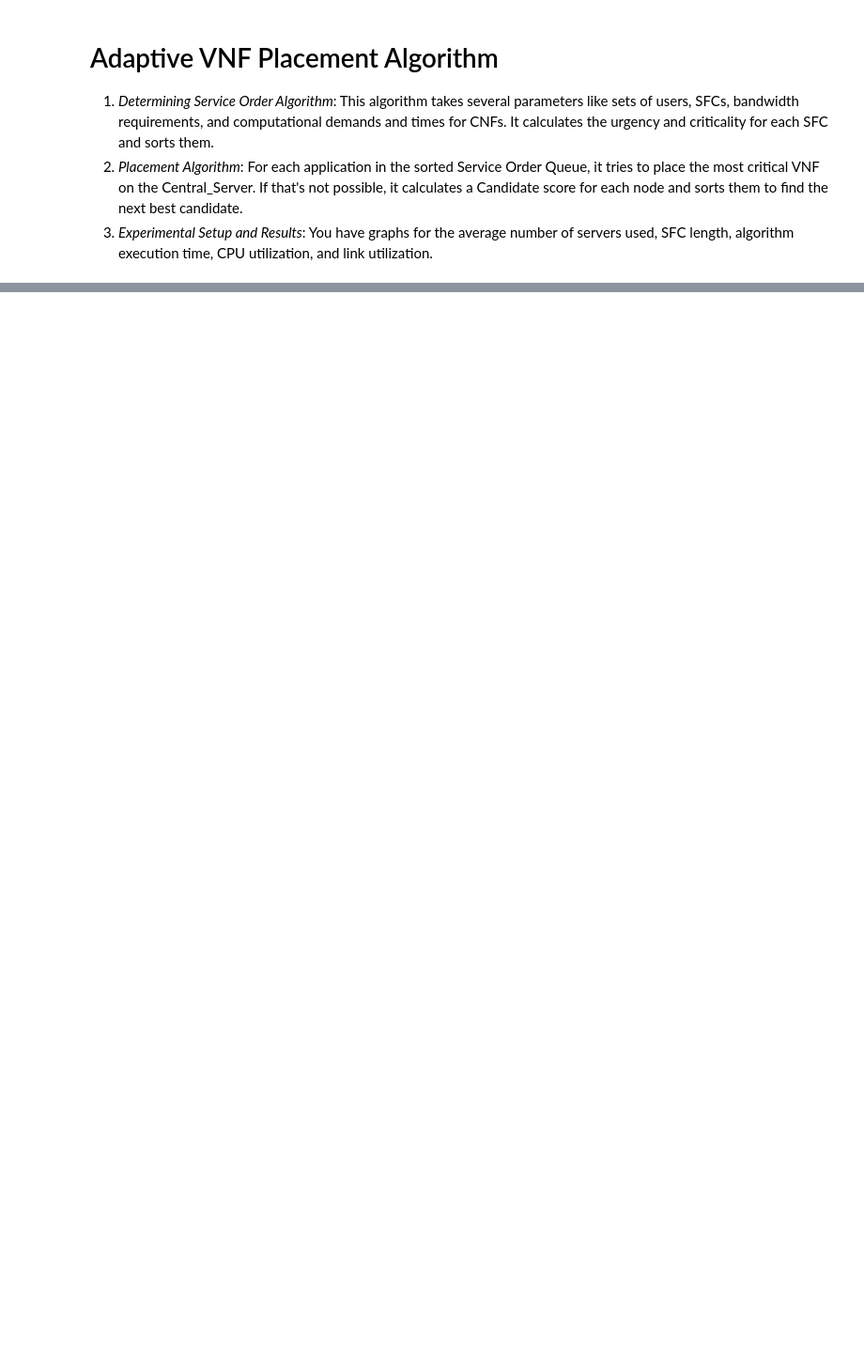
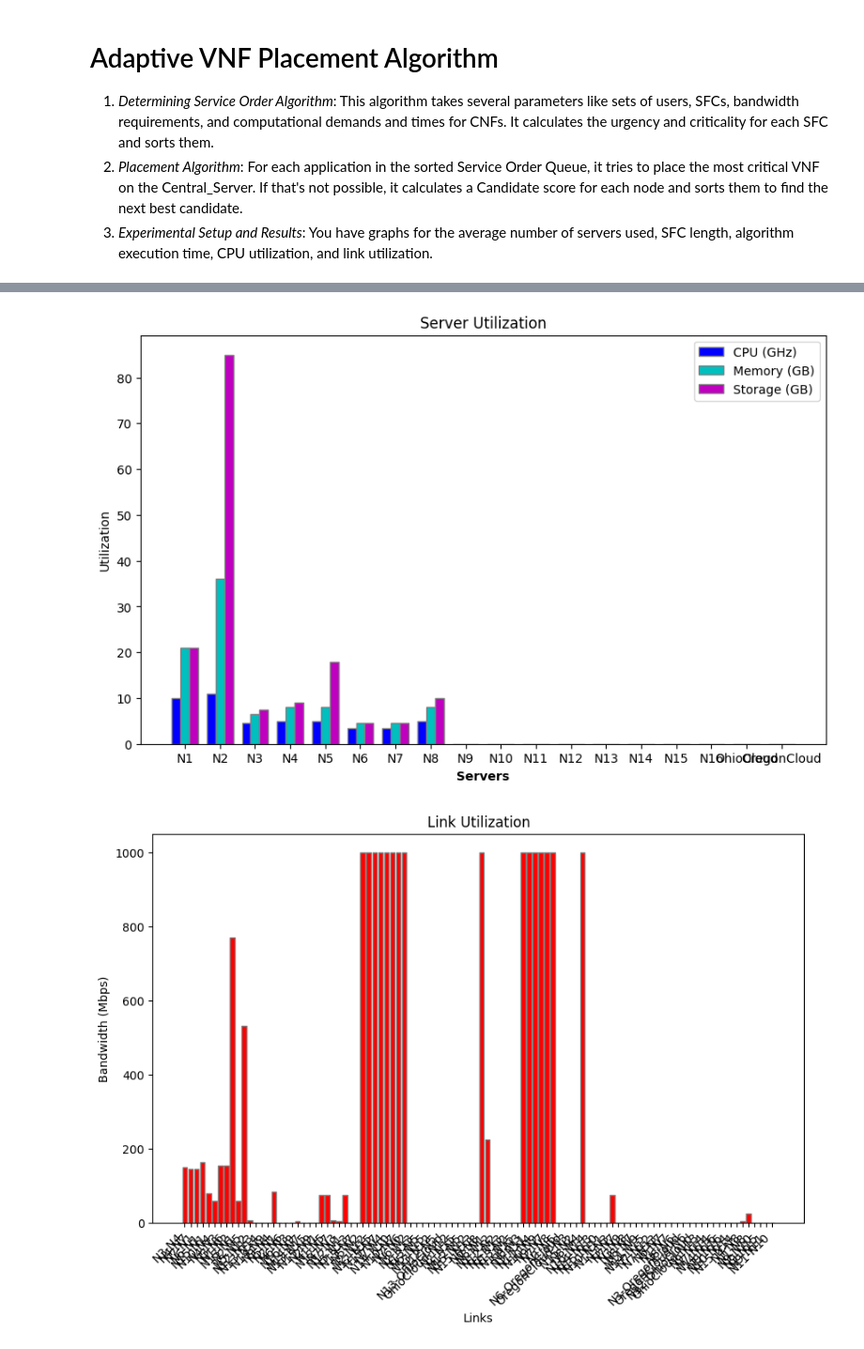
Before and after one commit to yrafique/VNF-python, a Jupyter notebook: Import_NetworkImport.ipynb, the cells around one changed output, grey strips where cells are left out. Shown at 94% size. Cells and saved outputs as stored; diff of their text form; code cells hidden in the pictures; blank space fills up the shorter version.

```diff
--- a/Import_NetworkImport.ipynb
+++ b/Import_NetworkImport.ipynb
@@ -1135,0 +1033,71 @@ ModuleNotFoundError: No module named 'cvxpy'
+# %%
+# Adaptive Placement Plotting
+
+import matplotlib.pyplot as plt
+import numpy as np
+
+# Assuming you have server_utilization_adaptive, link_utilization_adaptive, accepted_users_count_adaptive, and rejected_users_count_adaptive already defined
+
+# Server Utilization Bar Graph
+servers = list(server_utilization_adaptive.keys())
+cpu_util = [server_utilization_adaptive[s]['cpu'] for s in servers]
+mem_util = [server_utilization_adaptive[s]['memory'] for s in servers]
+storage_util = [server_utilization_adaptive[s]['storage'] for s in servers]
+
+barWidth = 0.25
+r1 = np.arange(len(cpu_util))
+r2 = [x + barWidth for x in r1]
+r3 = [x + barWidth for x in r2]
+
+plt.figure(figsize=(10, 6))
+plt.bar(r1, cpu_util, color='b', width=barWidth, edgecolor='grey', label='CPU (GHz)')
+plt.bar(r2, mem_util, color='c', width=barWidth, edgecolor='grey', label='Memory (GB)')
+plt.bar(r3, storage_util, color='m', width=barWidth, edgecolor='grey', label='Storage (GB)')
+
+plt.xlabel('Servers', fontweight='bold')
+plt.ylabel('Utilization')
+plt.title('Server Utilization')
+plt.xticks([r + barWidth for r in range(len(cpu_util))], servers)
+
+plt.legend()
+plt.show()
+
+# Link Utilization Bar Graph
+links = list(link_utilization_adaptive.keys())
+bandwidth_util = [link_utilization_adaptive[l] for l in links]
+link_names = [f"{l[0]}-{l[1]}" for l in links]
+
+plt.figure(figsize=(10, 6))
+plt.bar(link_names, bandwidth_util, color='r', edgecolor='grey')
+
+plt.xlabel('Links')
+plt.ylabel('Bandwidth (Mbps)')
+plt.title('Link Utilization')
+plt.xticks(rotation=45, ha='right')
+plt.show()
+
+# Accepted vs Rejected Users Bar Graph
+y_max = 100  # Adjust this value as needed
+
+accepted_percentage_adaptive = (accepted_users_count_adaptive / NoOfUsers) * 100
+rejected_percentage_adaptive = (rejected_users_count_adaptive / NoOfUsers) * 100
+
+plt.figure(figsize=(10, 6))
+
+user_percentages = [accepted_percentage_adaptive, rejected_percentage_adaptive]
+user_labels = ['Accepted Users', 'Rejected Users']
+
+bar_positions = np.arange(len(user_labels))
+
+plt.bar(bar_positions, user_percentages, color=['g', 'r'], edgecolor='grey')
+
+plt.xlabel('User Status')
+plt.ylabel('Percentage (%)')
+plt.title('Percentage of Accepted vs. Rejected Users')
+plt.xticks(bar_positions, user_labels)
+plt.ylim(0, y_max)
+
+plt.show()
+# %% [output]
+[figure, added]
+[figure, added]
```
Also changed, not shown: parts of 16 cells of this notebook.
